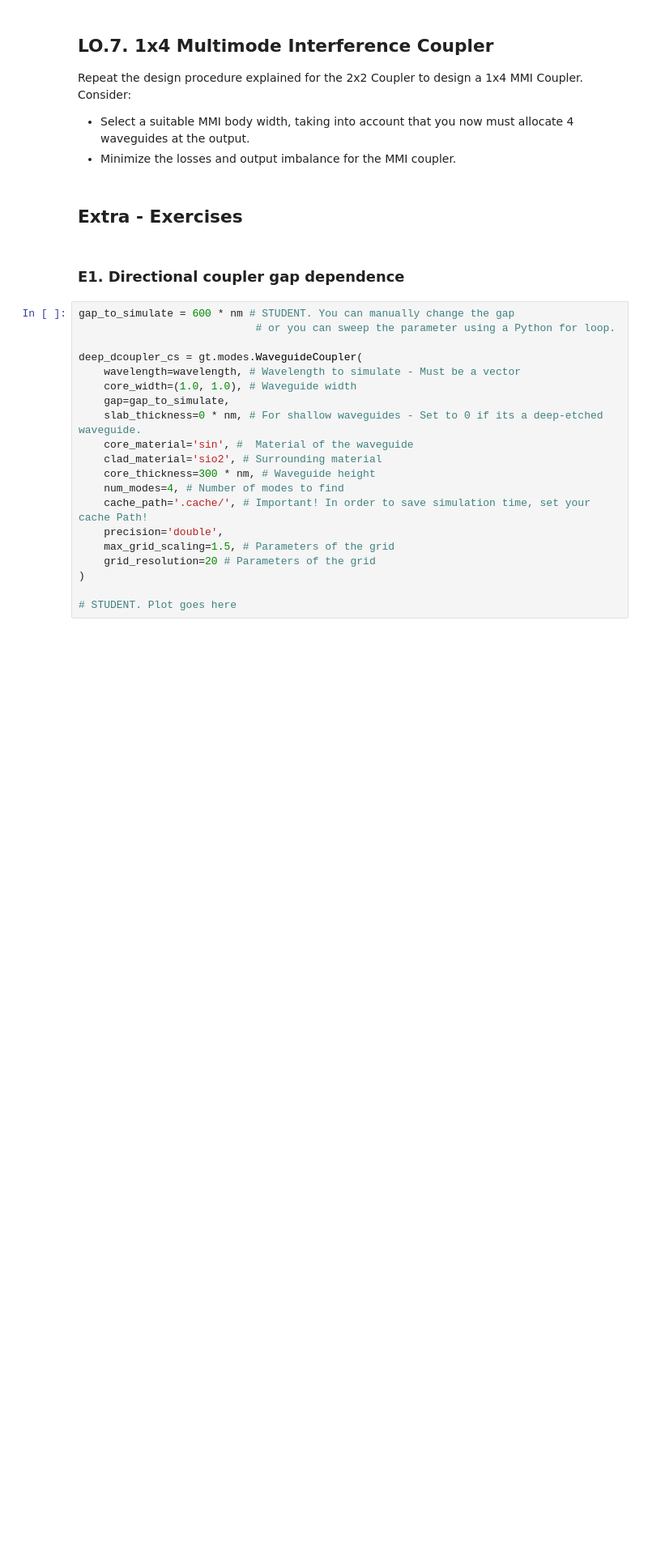
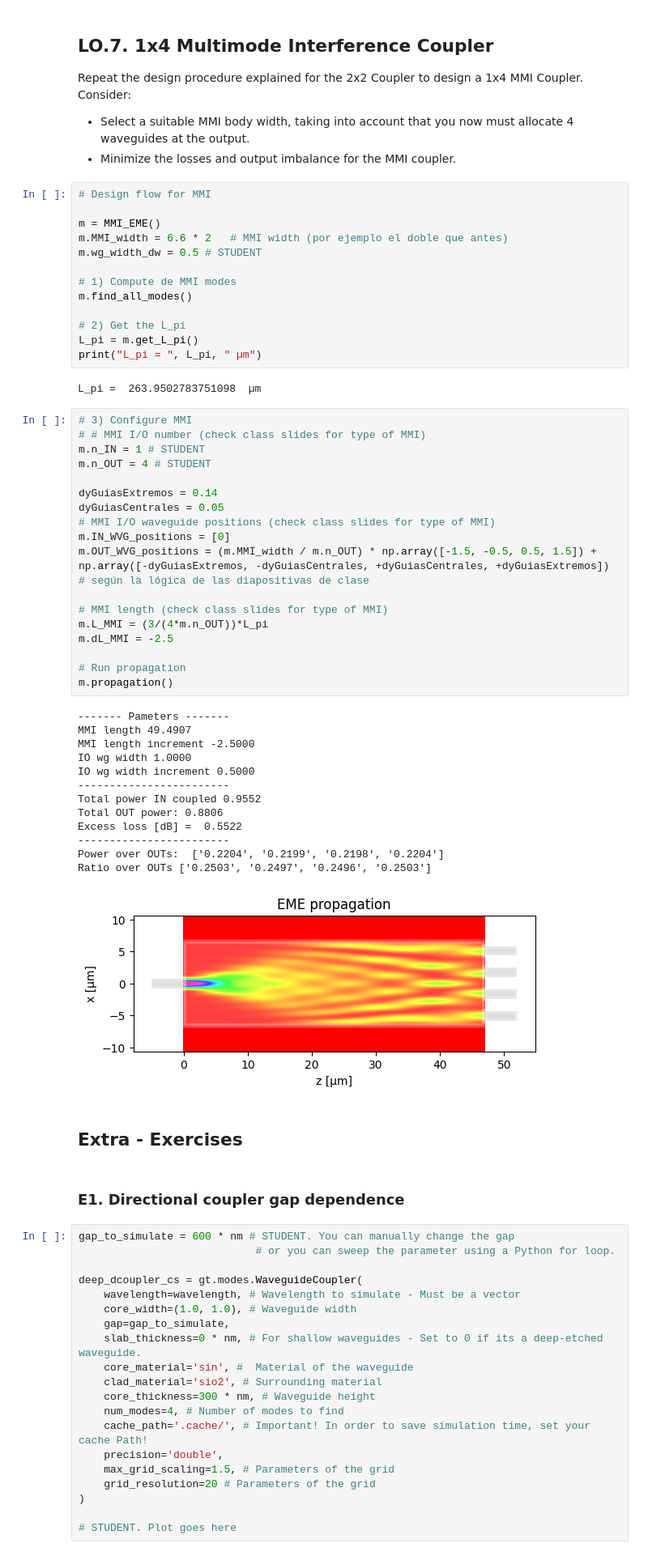
Before and after one commit to agondea/cifoin-lab2, a Jupyter notebook: COUPLERS_Student.ipynb, the cells around one changed output. Shown at 81% size. Drawn from its saved outputs; the diff is of its cells as text; blank space fills up the shorter version.

```diff
--- a/COUPLERS_Student.ipynb
+++ b/COUPLERS_Student.ipynb
@@ -757,6 +773,53 @@ m.propagation()
 Repeat the design procedure explained for the 2x2 Coupler to design a 1x4 MMI Coupler. Consider:
 - Select a suitable MMI body width, taking into account that you now must allocate 4 waveguides at the output.
 - Minimize the losses and output imbalance for the MMI coupler.
+# %%
+# Design flow for MMI
+
+m = MMI_EME()
+m.MMI_width = 6.6 * 2   # MMI width (por ejemplo el doble que antes)
+m.wg_width_dw = 0.5 # STUDENT
+
+# 1) Compute de MMI modes
+m.find_all_modes()
+
+# 2) Get the L_pi
+L_pi = m.get_L_pi()
+print("L_pi = ", L_pi, " µm")
+# %% [output]
+L_pi =  263.9502783751098  µm
+# %%
+# 3) Configure MMI
+# # MMI I/O number (check class slides for type of MMI)
+m.n_IN = 1 # STUDENT
+m.n_OUT = 4 # STUDENT
+
+dyGuiasExtremos = 0.14
+dyGuiasCentrales = 0.05
+# MMI I/O waveguide positions (check class slides for type of MMI)
+m.IN_WVG_positions = [0]
+m.OUT_WVG_positions = (m.MMI_width / m.n_OUT) * np.array([-1.5, -0.5, 0.5, 1.5]) + np.array([-dyGuiasExtremos, -dyGuiasCentrales, +dyGuiasCentrales, +dyGuiasExtremos]) # según la lógica de las diapositivas de clase
+
+# MMI length (check class slides for type of MMI)
+m.L_MMI = (3/(4*m.n_OUT))*L_pi
+m.dL_MMI = -2.5
+
+# Run propagation
+m.propagation()
+# %% [output]
+------- Pameters -------
+MMI length 49.4907
+MMI length increment -2.5000
+IO wg width 1.0000
+IO wg width increment 0.5000
+------------------------
+Total power IN coupled 0.9552
+Total OUT power: 0.8806
+Excess loss [dB] =  0.5522
+------------------------
+Power over OUTs:  ['0.2204', '0.2199', '0.2198', '0.2204']
+Ratio over OUTs ['0.2503', '0.2497', '0.2496', '0.2503']
+[figure, added]
 # %% [markdown]
 ## Extra - Exercises
 # %% [markdown]
```
Also changed, not shown: parts of 2 cells of this notebook.
